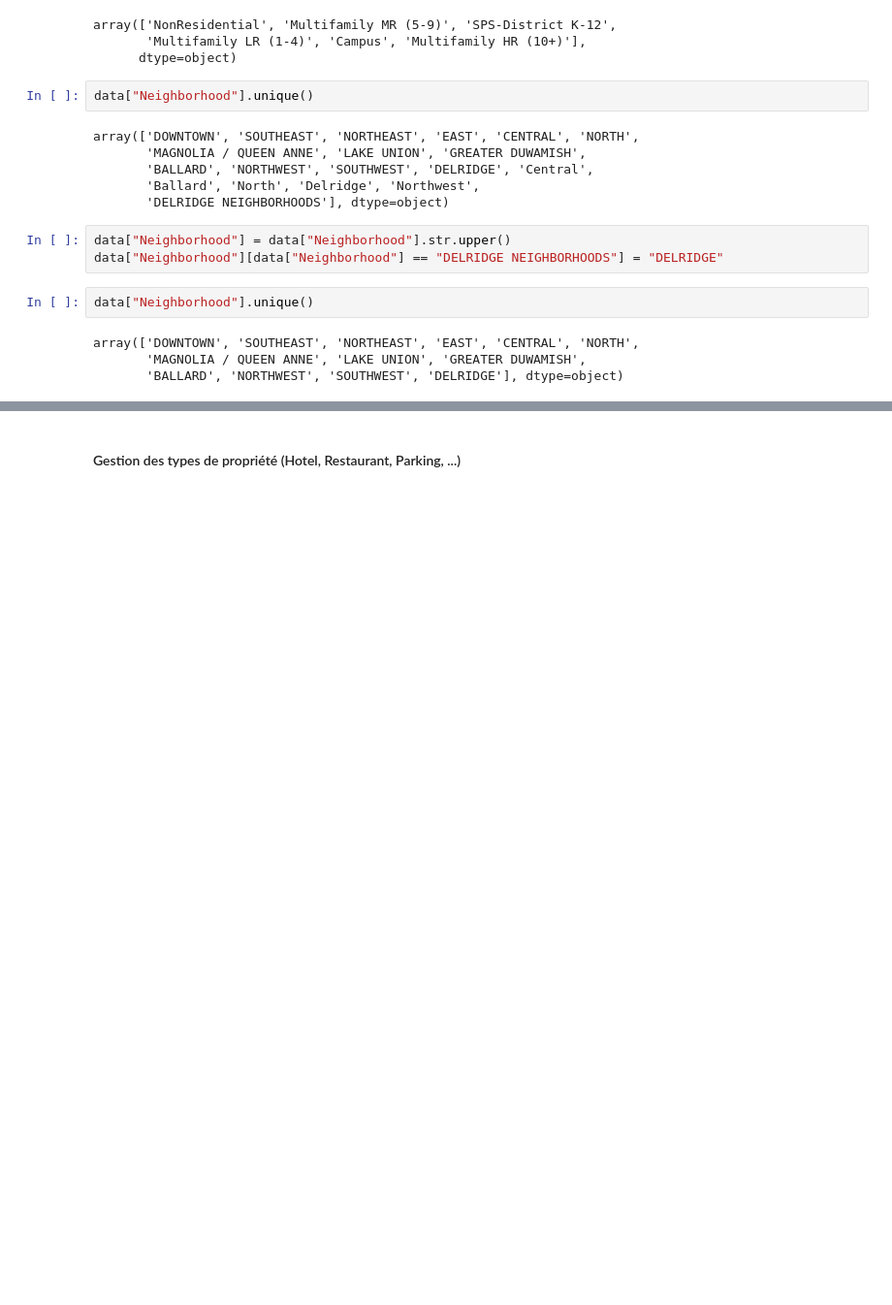
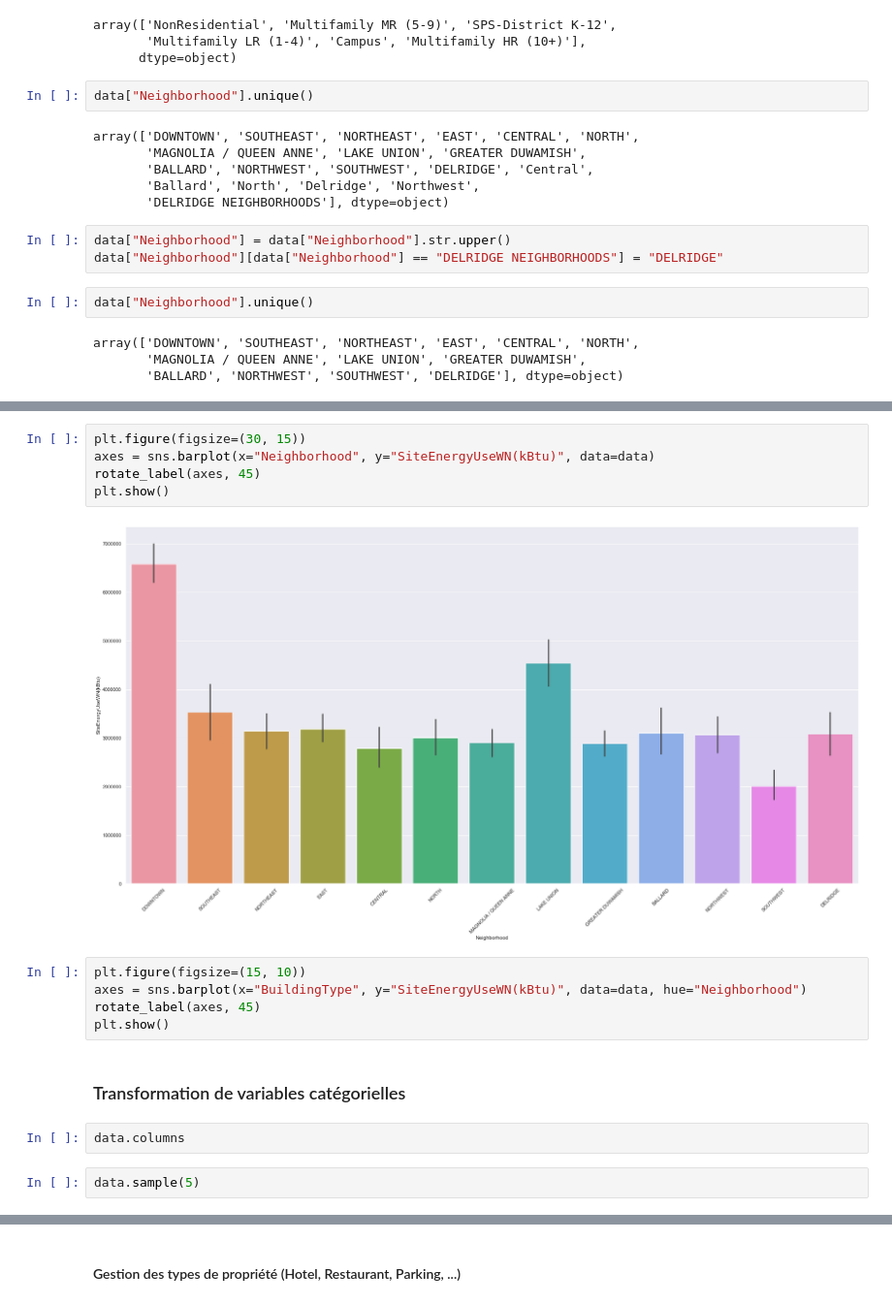
Before and after one commit to Julien-Martin/OC-IML-P3, a Jupyter notebook: Data Cleaning.ipynb, the cells around one changed output, grey strips where cells are left out. Shown at 97% size. Cells and saved outputs as stored; diff of their text form; blank space fills up the shorter version.

```diff
--- a/Data Cleaning.ipynb
+++ b/Data Cleaning.ipynb
@@ -352,0 +549,18 @@ array(['DOWNTOWN', 'SOUTHEAST', 'NORTHEAST', 'EAST', 'CENTRAL', 'NORTH',
+# %%
+plt.figure(figsize=(30, 15))
+axes = sns.barplot(x="Neighborhood", y="SiteEnergyUseWN(kBtu)", data=data)
+rotate_label(axes, 45)
+plt.show()
+# %% [output]
+[figure, added]
+# %%
+plt.figure(figsize=(15, 10))
+axes = sns.barplot(x="BuildingType", y="SiteEnergyUseWN(kBtu)", data=data, hue="Neighborhood")
+rotate_label(axes, 45)
+plt.show()
+# %% [markdown]
+### Transformation de variables catégorielles
+# %%
+data.columns
+# %%
+data.sample(5)
```
Also changed, not shown: parts of 72 cells of this notebook.
